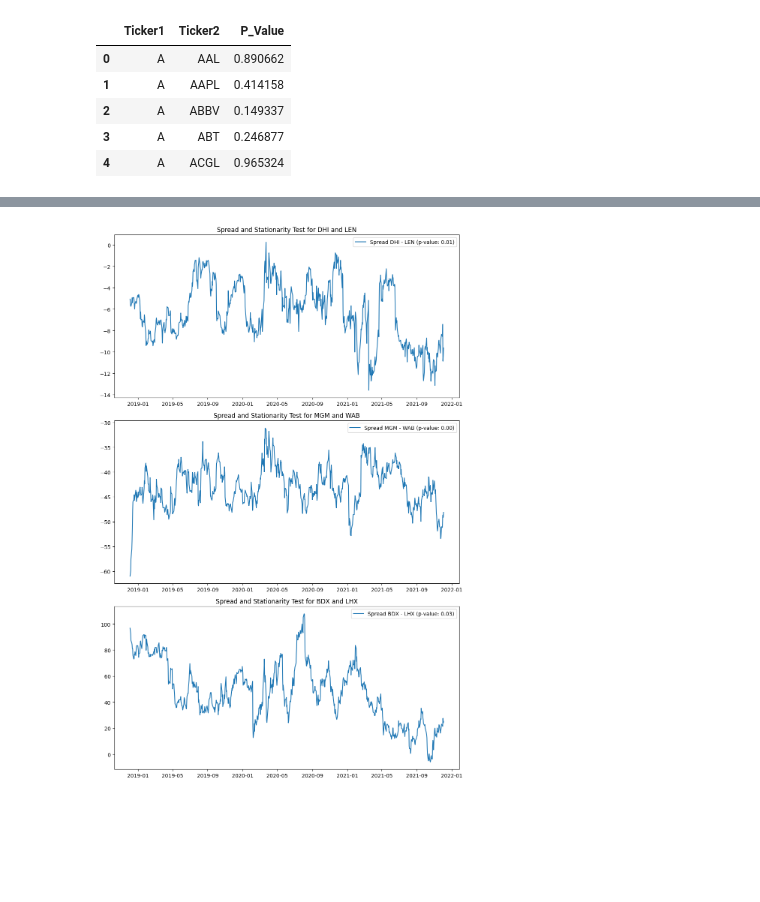
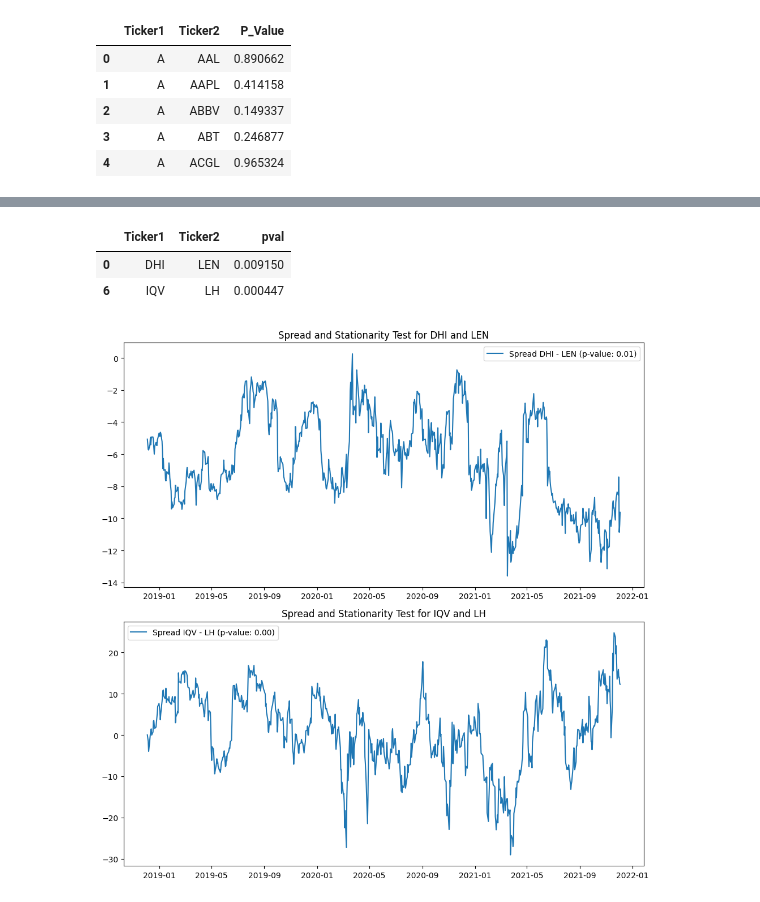
Before and after one commit to sergandri/PairTradingProject, a Jupyter notebook: draft.ipynb, the cells around one changed output, grey strips where cells are left out. Cells and saved outputs as stored; diff of their text form; code cells hidden in the pictures; blank space fills up the shorter version.

Commit message:
tune result

```diff
--- a/draft.ipynb
+++ b/draft.ipynb
@@ -412,23 +402,12 @@ cointegration_df.query('P_Value < 0.01').sort_values(by='P_Value', ascending=Tru
 # %%
 scaler = MinMaxScaler()
 
-ticker_pairs = ticker_pairs = [
-    ('BDX', 'ETR'),
-    ('BDX', 'CMS'),
-    ('AKAM', 'EQIX'),
-    ('CFG', 'MGM'),
-    ('BDX', 'CME'),
-    ('KLAC', 'MCK'),
-    ('MGM', 'WAB'),
-    ('BDX', 'LHX'),
-    ('BDX', 'TDG'),
-    ('ICE', 'MCK'),
-]
+top_pairs_coint  = coint_list_1 + coint_list_2
 
-fig, axes = plt.subplots(nrows=len(ticker_pairs), ncols=1, figsize=(10, 25))
+fig, axes = plt.subplots(nrows=len(top_pairs_coint), ncols=1, figsize=(10, 25))
 fig.tight_layout(pad=5.0)
 
-for i, (ticker1, ticker2) in enumerate(ticker_pairs):
+for i, (ticker1, ticker2) in enumerate(top_pairs_coint):
     scaled_prices = scaler.fit_transform(df_pivot[[ticker1, ticker2]])
     axes[i].plot(df_pivot.index, scaled_prices[:, 0], label=f'{ticker1} Price',  linestyle='-', linewidth=1)
     axes[i].plot(df_pivot.index, scaled_prices[:, 1], label=f'{ticker2} Price',  linestyle='--', linewidth=1)
@@ -485,0 +423,3 @@ final_ticker_pairs = [
+# %%
+pre_final_pairs = ticker_cor_pairs + top_pairs_sil + top_pairs_intr + top_lin_pairs + top_pairs_coint
+pre_final_pairs
@@ -486,18 +444,36 @@ final_ticker_pairs = [
+# %%
+def test_stationarity(df_pivot, ticker1, ticker2):
+    spread = df_pivot[ticker1] - df_pivot[ticker2]
+    result = adfuller(spread.dropna(), autolag='AIC')
+    p_value = result[1]
+    return (ticker1, ticker2, p_value)
+
+# Результаты теста на стационарность для каждой пары тикеров
+stationarity_results = [test_stationarity(df_pivot, pair[0], pair[1]) for pair in pre_final_pairs]
+stationarity_df = pd.DataFrame(stationarity_results, columns=['Ticker1', 'Ticker2', 'pval'])
+final_pairs = stationarity_df.query('pval < 0.05').head(2)
+final_pairs
+# %% [output]
+|  | Ticker1 | Ticker2 | pval |
+| 0 | DHI | LEN | 0.009150 |
+| 6 | IQV | LH | 0.000447 |
+# %%
+final_pairs_list = list(final_pairs[['Ticker1', 'Ticker2']].itertuples(index=False, name=None))
 # %%
-fig, axes = plt.subplots(len(final_ticker_pairs), 1, figsize=(10, 5 * len(final_ticker_pairs)))
+fig, axes = plt.subplots(len(final_pairs_list), 1, figsize=(10, 5 * len(final_pairs_list)))
 
-for i, pair in enumerate(final_ticker_pairs):
+for i, pair in enumerate(final_pairs_list):
     spread = df_pivot[pair[0]] - df_pivot[pair[1]]
     result = adfuller(spread.dropna(), autolag='AIC')
     p_value = result[1]
     axes[i].plot(spread, label=f'Spread {pair[0]} - {pair[1]} (p-value: {p_value:.2f})')
     axes[i].legend()
     axes[i].set_title(f'Spread and Stationarity Test for {pair[0]} and {pair[1]}')
 
 plt.tight_layout()
 plt.show()
 # %% [output]
-[figure, old version]
+[figure, new version]
 # %%
 def test_pair_trading_strategy_enhanced(valid_df, ticker1, ticker2, initial_capital, entry_multiplier, exit_multiplier):
     # Создание сводной таблицы для цен открытия и закрытия
```
Also changed, not shown: parts of 32 cells of this notebook, 1 other file.
